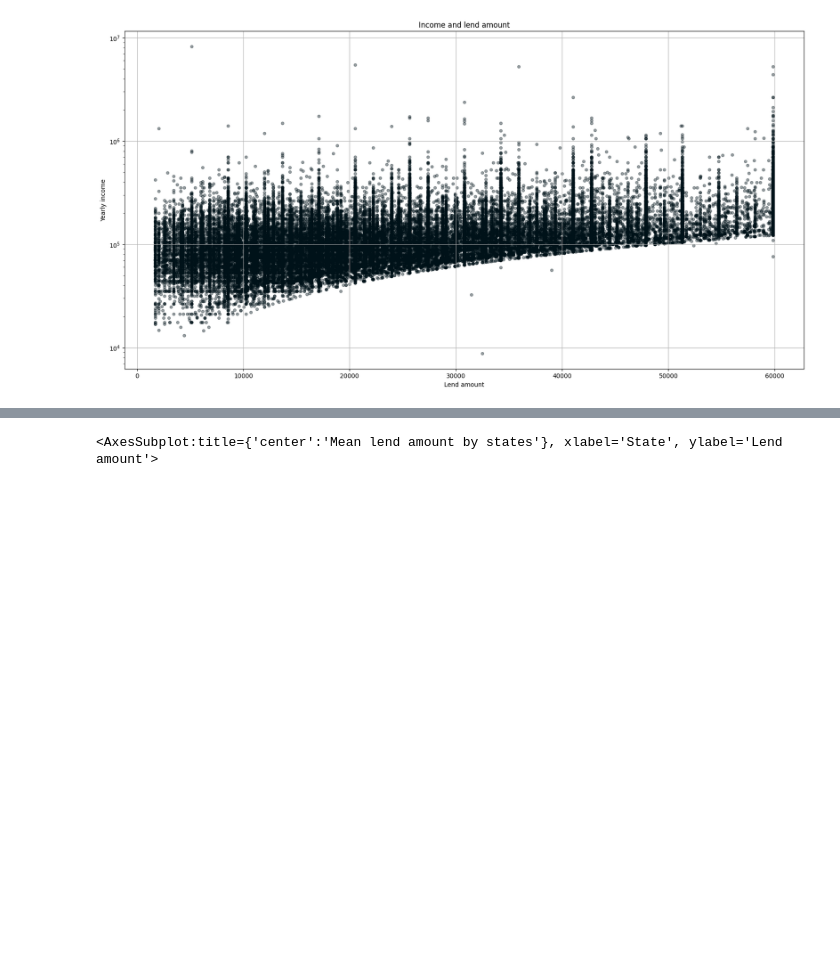
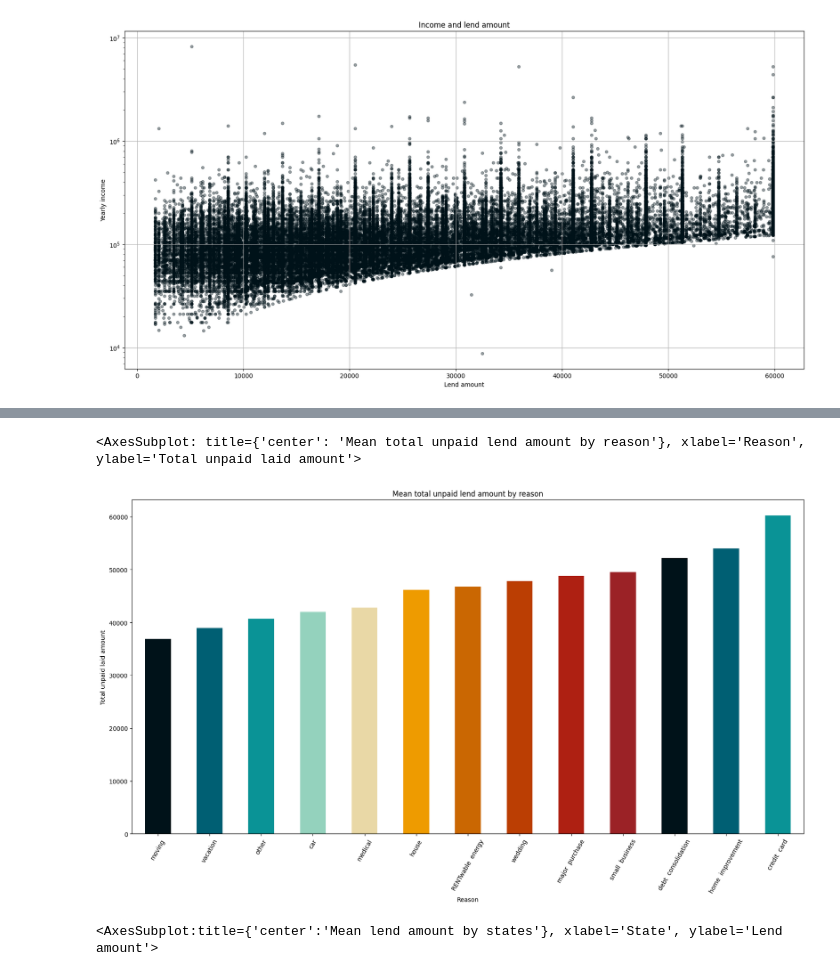
Before and after one commit to applesoju/MAiED, a Jupyter notebook: maied.ipynb, the cells around one changed output, grey strips where cells are left out. Cells and saved outputs as stored; diff of their text form; code cells hidden in the pictures; blank space fills up the shorter version.

Commit message:
added Mean total unpaid lend amount by reason plot

```diff
--- a/maied.ipynb
+++ b/maied.ipynb
@@ -129,3 +128,13 @@ dtype: object
+# %%
+df.groupby('Reason')['Total_Unpaid_CL'].mean().sort_values().plot.bar(figsize=(20, 10),
+                                                    title='Mean total unpaid lend amount by reason',
+                                                    rot=60,
+                                                    color=colors,
+                                                    xlabel='Reason',
+                                                    ylabel='Total unpaid laid amount')
+# %% [output]
+<AxesSubplot: title={'center': 'Mean total unpaid lend amount by reason'}, xlabel='Reason', ylabel='Total unpaid laid amount'>
+[figure, added]
 # %%
 df.groupby('State')['Lend_Amount'].mean().sort_values().plot.bar(figsize=(20, 10),
                                                                  title='Mean lend amount by states',
```
Also changed, not shown: parts of 4 cells of this notebook.
